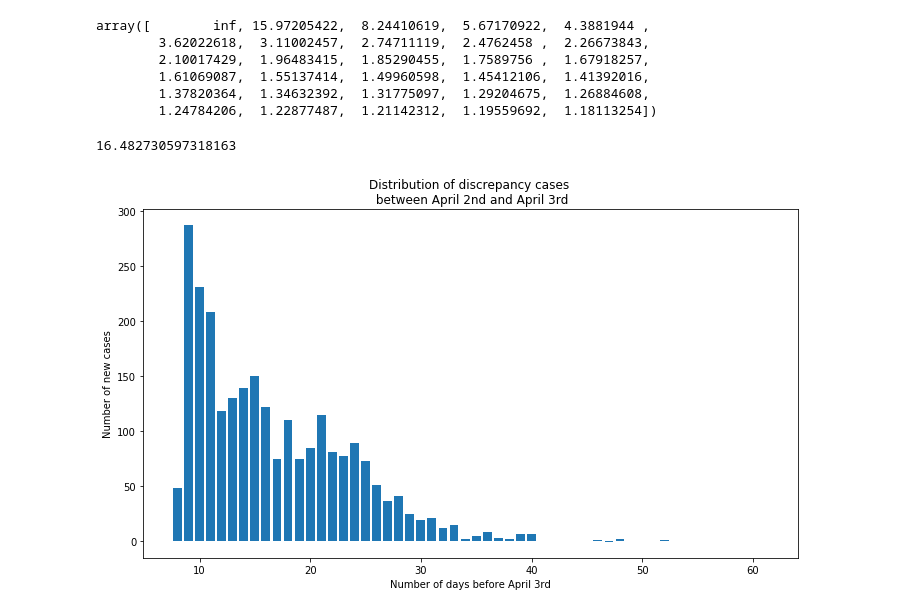
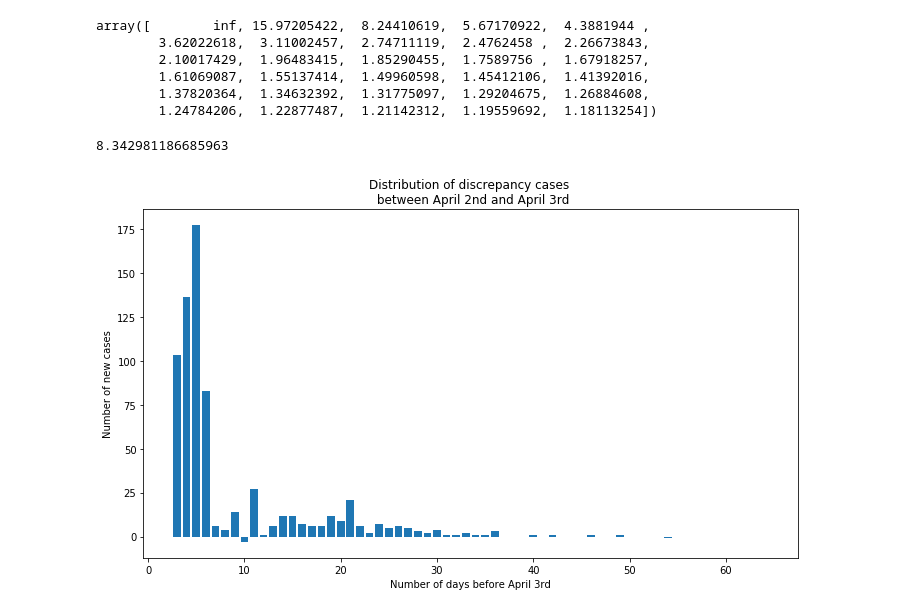
Before and after one commit to ericphamhung/covid-19, a Jupyter notebook: ontario.ipynb, the cells around one changed output. Cells and saved outputs as stored; diff of their text form; code cells hidden in the pictures.

```diff
--- a/ontario.ipynb
+++ b/ontario.ipynb
@@ -5,14 +5,14 @@ import numpy as np
 # %%
 path = 'ontario_data/'
 # today
-df = pd.read_csv(path + 'conposcovidloc(4-11).csv')
+df = pd.read_csv(path + 'conposcovidloc(4-12).csv')
 df.columns = [x.lower() for x in df.columns]
 # df = df.loc[df['reporting_phu_city']=='Toronto']
 df = df.groupby('accurate_episode_date')
 
 # yesterday
 
-df2 = pd.read_csv(path + 'conposcovidloc(4-2).csv')
+df2 = pd.read_csv(path + 'conposcovidloc(4-11).csv')
 df2.columns = [x.lower() for x in df2.columns]
 # df = df.loc[df['reporting_phu_city']=='Toronto']
 df2 = df2.groupby('accurate_episode_date')
@@ -27,7 +27,7 @@ df3 = df3.groupby('accurate_episode_date')
 
 
 X2 = df.count().iloc[:,1]
-X = df2.count().iloc[:,0]
+X = df2.count().iloc[:,1]
 X3 = df3.count().iloc[:,1]
 # %%
 from math import exp, sqrt
@@ -225,30 +225,30 @@ corrected['corrected_total'] = Xc['corrected_daily'].cumsum()
 # %%
 # Figure 4
 # getting TAT
 delta_cases = X2-X
-delta_cases = delta_cases.set_value('2020-04-02', 48) # adding 48 new cases
+# delta_cases = delta_cases.set_value('2020-04-02', 48) # adding 48 new cases
 delta_cases= delta_cases.reset_index(drop=True)
 
 days = [day for day in range(1,len(delta_cases)+1)]
 days_s = pd.Series(days[::-1])
 
 new_cases = pd.concat([delta_cases, days_s], ignore_index=False, axis=1)
 new_cases = new_cases.rename(columns={'age_group':'new_cases',0:'days'})
 new_cases['mult']=new_cases['new_cases']*new_cases['days']
 avg_TAT = new_cases['mult'].sum()/new_cases['new_cases'].sum()
 
 
 plt.figure(figsize=(10,6))
 plt.title('Distribution of discrepancy cases \n between April 2nd and April 3rd')
 plt.bar(x=new_cases['days'],height = new_cases['new_cases'])
 plt.xlabel('Number of days before April 3rd')
 plt.ylabel('Number of new cases')
 plt.tight_layout()
 plt.savefig('./o_figures/figure4.png', dpi=300)
 print(avg_TAT)
 # %% [output]
-16.482730597318163
+8.342981186685963
-[figure, old version]
+[figure, new version]
 # %%
 # Figure 5
 data1 = [corrected['date'], corrected['corrected_daily']]
```
Also changed, not shown: parts of 5 cells of this notebook, 8 other files.
